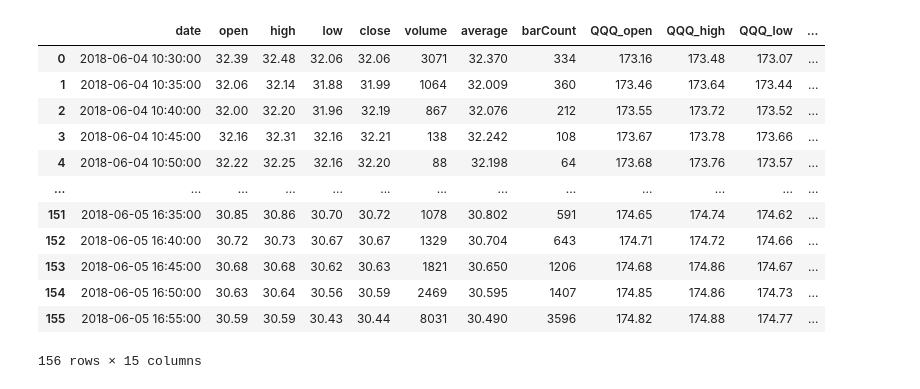
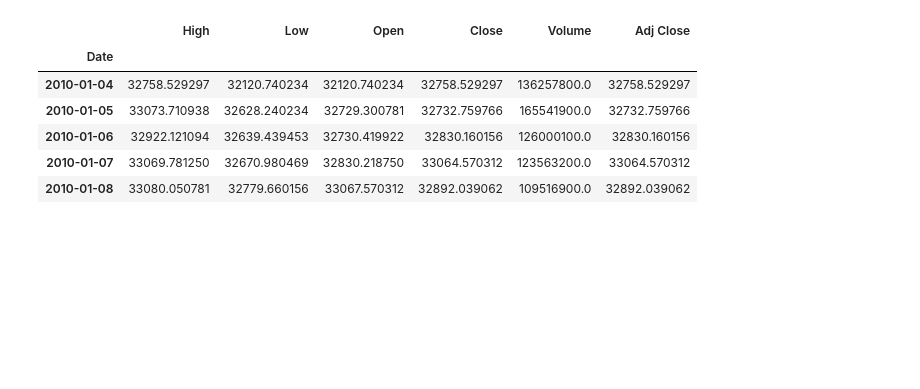
Before and after one commit to samirhinojosa/python-datascience-practice, a Jupyter notebook: ale/ale.ipynb, the cells around one changed output. Drawn from its saved outputs; the diff is of its cells as text; code cells hidden in the pictures; blank space fills up the shorter version.

Commit message:
starting with medias moviles in trading

```diff
--- a/ale/ale.ipynb
+++ b/ale/ale.ipynb
@@ -1,26 +1,22 @@
 # %%
 import datetime as date
 import pandas as pd
 import numpy as np
 import matplotlib.pyplot as plt
+from pandas_datareader import data as pdr
 
 #statics dates
-startdate = date.datetime(2018, 6, 4)
-enddate = date.datetime(2018, 6, 5)
+startdate = date.datetime(2010,1,1)
+enddate = date.datetime(2019,11,1)
 
-df = pd.read_csv("datasets/20180605_MLCO.csv")
-df
+tick = "^MXX"
+ipc = pdr.get_data_yahoo(tick, start = startdate, end = enddate)
+ipc.head()
 # %% [output]
-|  | date | open | high | low | close | volume | average | barCount | QQQ_open | QQQ_high | QQQ_low | ... |
-| 0 | 2018-06-04 10:30:00 | 32.39 | 32.48 | 32.06 | 32.06 | 3071 | 32.370 | 334 | 173.16 | 173.48 | 173.07 | ... |
-| 1 | 2018-06-04 10:35:00 | 32.06 | 32.14 | 31.88 | 31.99 | 1064 | 32.009 | 360 | 173.46 | 173.64 | 173.44 | ... |
-| 2 | 2018-06-04 10:40:00 | 32.00 | 32.20 | 31.96 | 32.19 | 867 | 32.076 | 212 | 173.55 | 173.72 | 173.52 | ... |
-| 3 | 2018-06-04 10:45:00 | 32.16 | 32.31 | 32.16 | 32.21 | 138 | 32.242 | 108 | 173.67 | 173.78 | 173.66 | ... |
-| 4 | 2018-06-04 10:50:00 | 32.22 | 32.25 | 32.16 | 32.20 | 88 | 32.198 | 64 | 173.68 | 173.76 | 173.57 | ... |
-| ... | ... | ... | ... | ... | ... | ... | ... | ... | ... | ... | ... | ... |
-| 151 | 2018-06-05 16:35:00 | 30.85 | 30.86 | 30.70 | 30.72 | 1078 | 30.802 | 591 | 174.65 | 174.74 | 174.62 | ... |
-| 152 | 2018-06-05 16:40:00 | 30.72 | 30.73 | 30.67 | 30.67 | 1329 | 30.704 | 643 | 174.71 | 174.72 | 174.66 | ... |
-| 153 | 2018-06-05 16:45:00 | 30.68 | 30.68 | 30.62 | 30.63 | 1821 | 30.650 | 1206 | 174.68 | 174.86 | 174.67 | ... |
-| 154 | 2018-06-05 16:50:00 | 30.63 | 30.64 | 30.56 | 30.59 | 2469 | 30.595 | 1407 | 174.85 | 174.86 | 174.73 | ... |
-| 155 | 2018-06-05 16:55:00 | 30.59 | 30.59 | 30.43 | 30.44 | 8031 | 30.490 | 3596 | 174.82 | 174.88 | 174.77 | ... |
+|  | High | Low | Open | Close | Volume | Adj Close |
+| Date |  |  |  |  |  |  |
+| 2010-01-04 | 32758.529297 | 32120.740234 | 32120.740234 | 32758.529297 | 136257800.0 | 32758.529297 |
+| 2010-01-05 | 33073.710938 | 32628.240234 | 32729.300781 | 32732.759766 | 165541900.0 | 32732.759766 |
+| 2010-01-06 | 32922.121094 | 32639.439453 | 32730.419922 | 32830.160156 | 126000100.0 | 32830.160156 |
+| 2010-01-07 | 33069.781250 | 32670.980469 | 32830.218750 | 33064.570312 | 123563200.0 | 33064.570312 |
+| 2010-01-08 | 33080.050781 | 32779.660156 | 33067.570312 | 32892.039062 | 109516900.0 | 32892.039062 |
-156 rows × 15 columns
```
Also changed, not shown: parts of 8 cells of this notebook, 2 other files.
